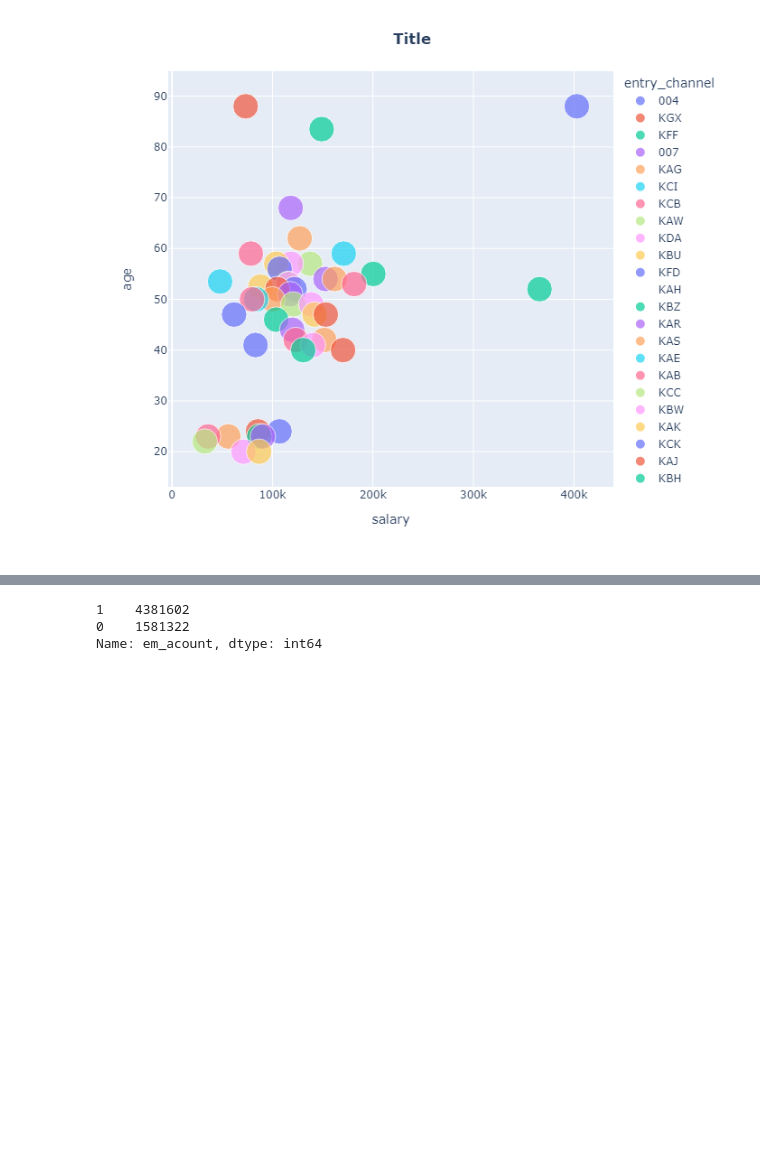
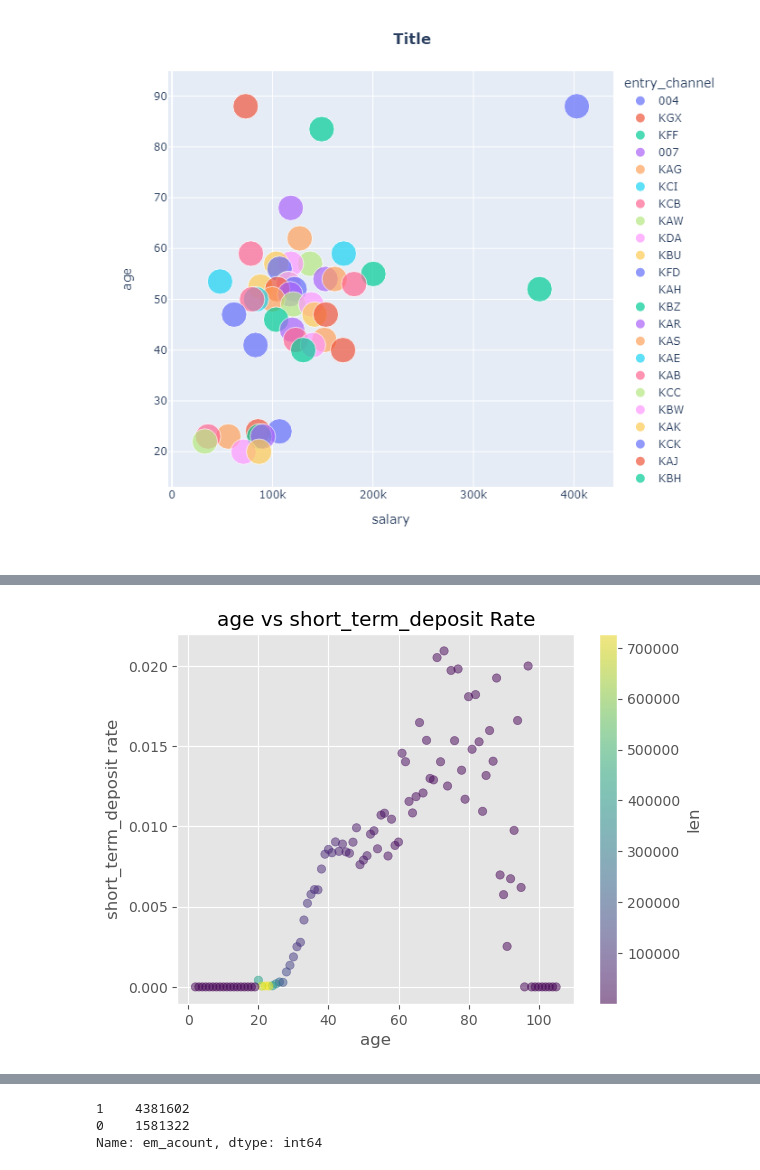
Before and after one commit to aggarcia1996/final_project_adjt, a Jupyter notebook: Analysis/EDA.ipynb, the cells around one changed output, grey strips where cells are left out. Drawn from its saved outputs; the diff is of its cells as text; code cells hidden in the pictures; blank space fills up the shorter version.

```diff
--- a/Analysis/EDA.ipynb
+++ b/Analysis/EDA.ipynb
@@ -340,0 +449,4 @@ four_feature_scatterer(df[df["salary"].notna()], "entry_channel", "salary", "age
+# %%
+feature_vs_target_w_lengh(df, "age", "short_term_deposit")
+# %% [output]
+[figure, added]
```
Also changed, not shown: parts of 17 cells of this notebook, 1 other file.
